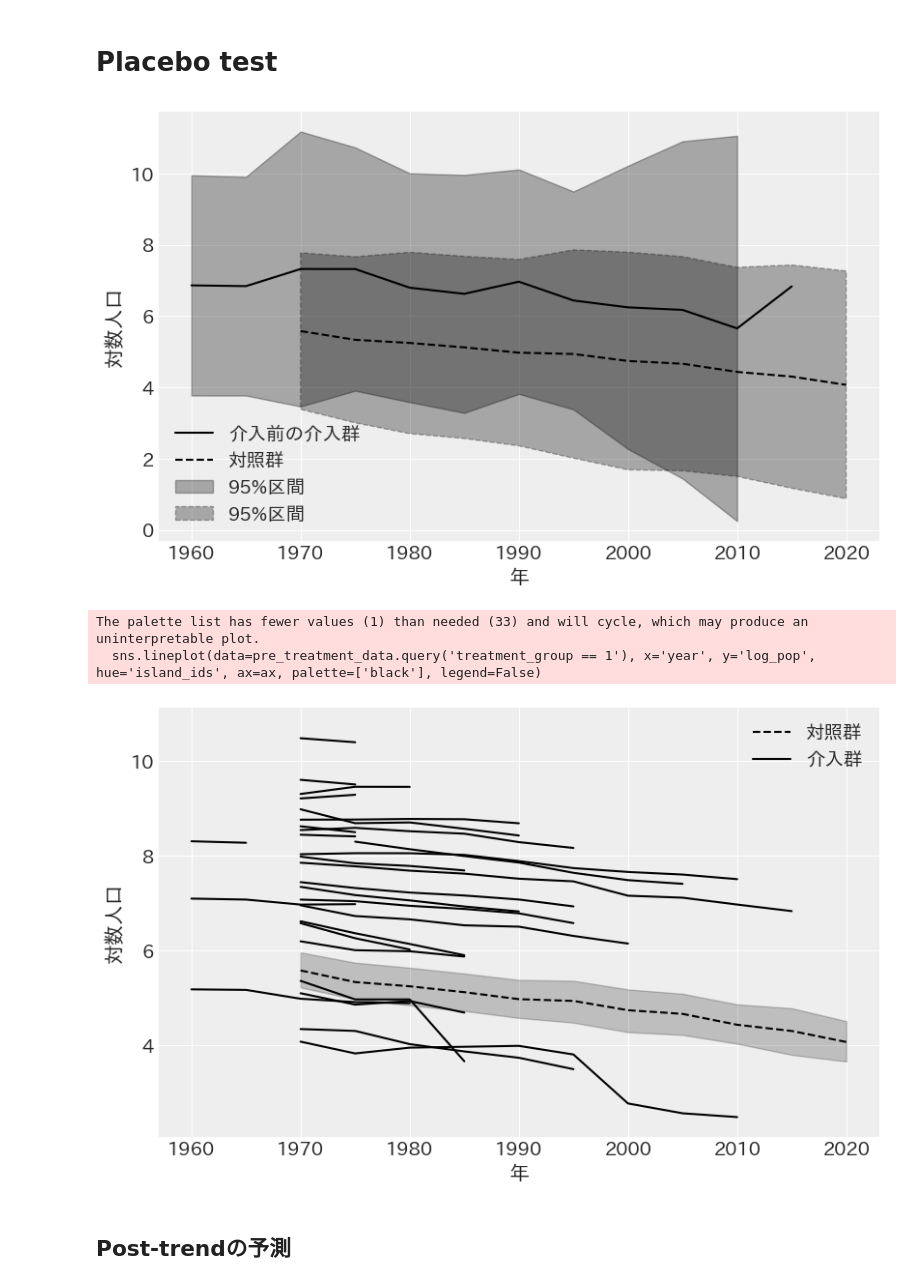
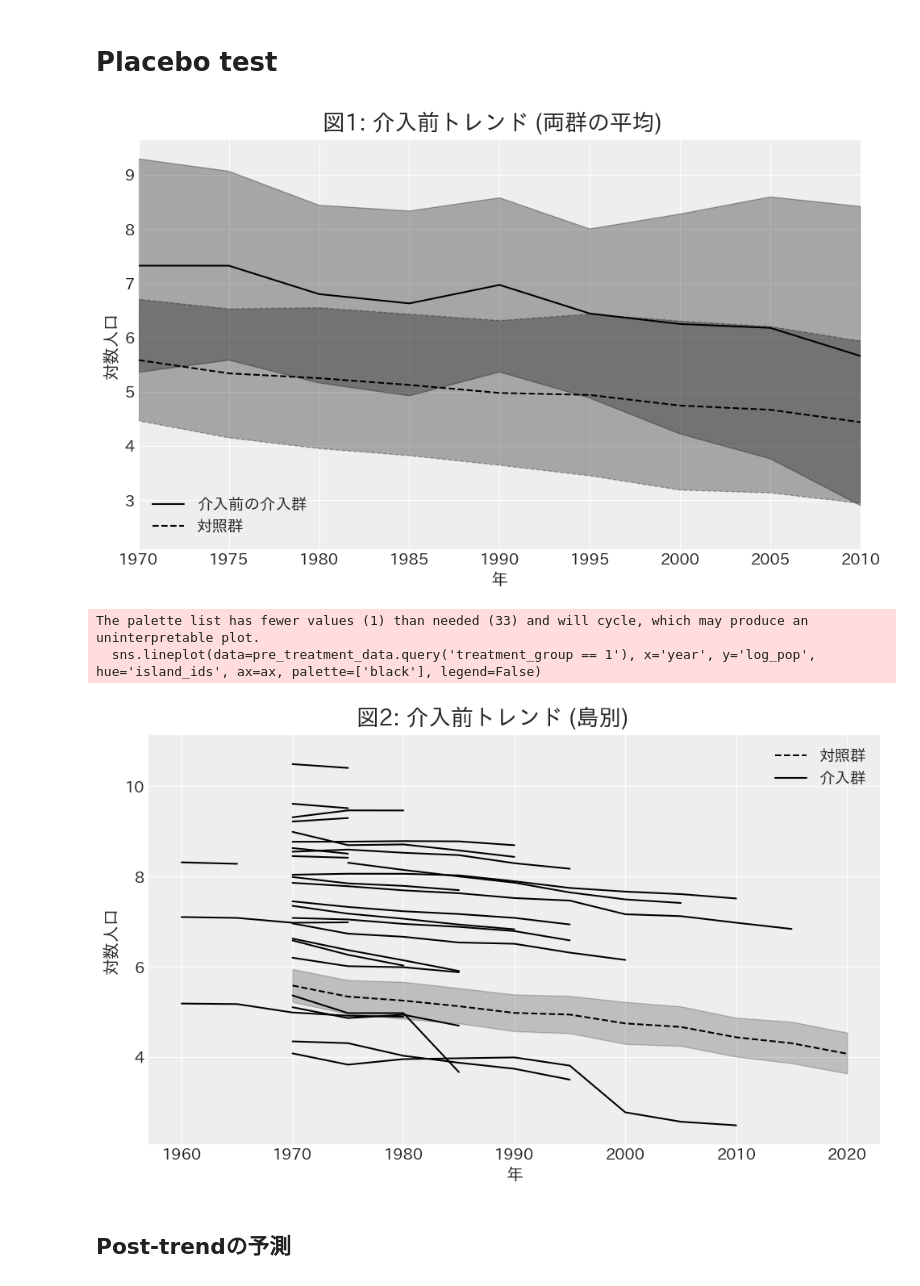
Before and after one commit to Keisei-Akiya/bridge-straw-effects, a Jupyter notebook: src/analysis/placebo_test.ipynb, the cells around one changed output. Drawn from its saved outputs; the diff is of its cells as text; code cells hidden in the pictures.

```diff
--- a/src/analysis/placebo_test.ipynb
+++ b/src/analysis/placebo_test.ipynb
@@ -12,7 +12,7 @@ import pymc as pm
 import arviz as az
 
 rng = np.random.default_rng(42)
-figsize = (1.618*5, 5)
+figsize = (1.618*6, 6)
 az.style.use("arviz-darkgrid")
 # %%
 filepath = '../../data/processed/df_filtered.xlsx'
@@ -27,17 +27,21 @@ std_t = pre_treatment_data.query('treatment_group == 1').groupby('year')['log_po
 std_c = pre_treatment_data.query('treatment_group == 0').groupby('year')['log_pop'].std()
 # %%
 fig, ax = plt.subplots(figsize=figsize)
+fig.suptitle('図1: 介入前トレンド (両群の平均)', fontsize=20)
 ax.plot(mean_t, label='介入前の介入群', color='black')
 ax.plot(mean_c, label='対照群', color='black', linestyle='dashed')
-ax.fill_between(mean_t.index, mean_t - 1.96 * std_t, mean_t + 1.96 * std_t, color='black', alpha=0.3, label='95%区間')
-ax.fill_between(mean_c.index, mean_c - 1.96 * std_c, mean_c + 1.96 * std_c, color='black', linestyle='dashed', alpha=0.3, label='95%区間')
+ax.fill_between(mean_t.index, mean_t - std_t, mean_t + std_t, color='black', alpha=0.3)
+ax.fill_between(mean_c.index, mean_c - std_c, mean_c + std_c, color='black', linestyle='dashed', alpha=0.3)
 ax.legend()
 ax.set_xlabel('年')
 ax.set_ylabel('対数人口')
-# ax.set_title('平行トレンドの仮定')
+ax.set_xlim(1970, 2010)
+# spinesの表示設定
+for spine in ax.spines.values():
+    spine.set_visible(True)
 plt.savefig('../../docs/figures/parallel_trend.png')
 # %% [output]
-[figure, old version]
+[figure, new version]
 # %%
 fig, ax = plt.subplots(figsize=figsize)
 sns.lineplot(data=pre_treatment_data.query('treatment_group == 0'), x='year', y='log_pop', ax=ax, color='black', linestyle='dashed', label='対照群')
@@ -46,7 +50,7 @@ sns.lineplot(data=pre_treatment_data.query('treatment_group == 1'), x='year', y=
 # 装飾
 ax.set_xlabel('年')
 ax.set_ylabel('対数人口')
-# ax.set_title('介入前トレンド')
+fig.suptitle('図2: 介入前トレンド (島別)', fontsize=20)
 
 # 凡例の追加
 handles, labels = ax.get_legend_handles_labels()
@@ -57,7 +61,7 @@ plt.savefig('../../docs/figures/pre_trend.png', bbox_inches='tight')
 # %% [output]
 The palette list has fewer values (1) than needed (33) and will cycle, which may produce an uninterpretable plot.
   sns.lineplot(data=pre_treatment_data.query('treatment_group == 1'), x='year', y='log_pop', hue='island_ids', ax=ax, palette=['black'], legend=False)
-[figure, old version]
+[figure, new version]
 # %% [markdown]
 ## Post-trendの予測
 # %%
```
Also changed, not shown: parts of 7 cells of this notebook, 22 other files.
